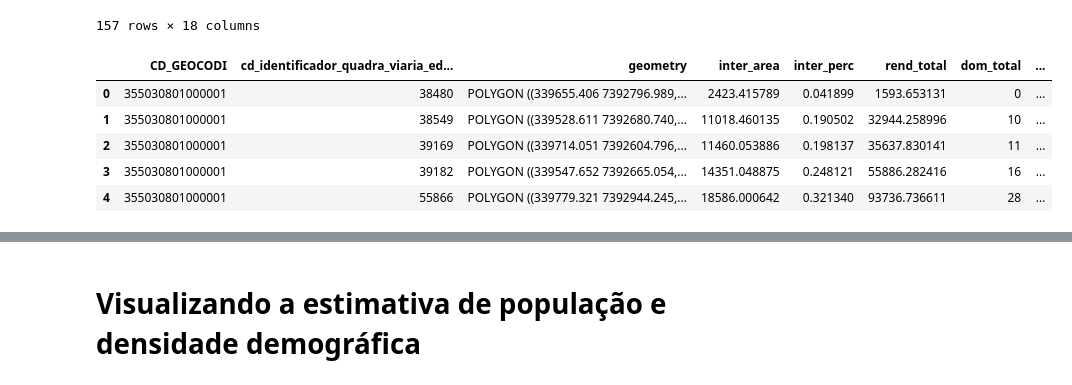
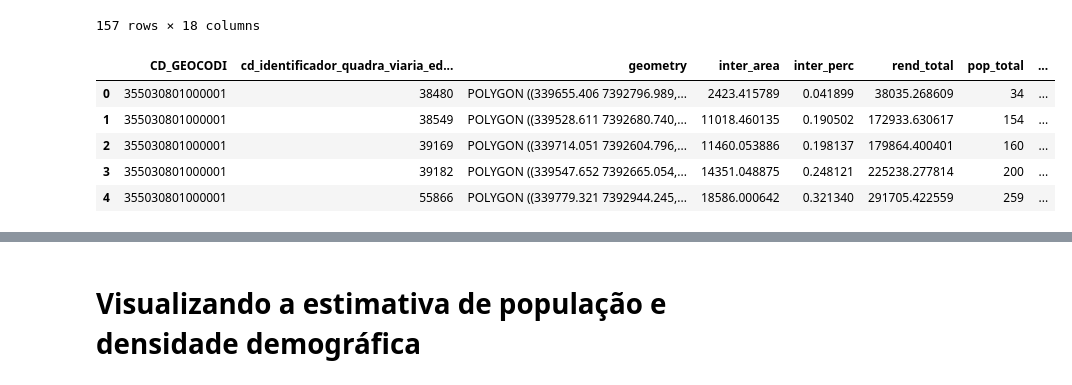
Before and after one commit to sepep-pmsp/compatibilizacao-setores-censitarios, a Jupyter notebook: 11 Quadras viárias como base geométrica.ipynb, the cells around one changed output, grey strips where cells are left out. Saved outputs shown, nothing was run; the diff lists cells and outputs as text; code cells hidden in the pictures.

```diff
--- a/11 Quadras viárias como base geométrica.ipynb
+++ b/11 Quadras viárias como base geométrica.ipynb
@@ -1227,7 +1216,7 @@ setores10.head()
 | 4 | 109351.0 | 355030804000083 | URBANO | 35503080400 | None | 355030804 | ARICANDUVA | 3550308 | SÃO PAULO | ... |
 # %%
 est_renda = (
-    sim_10.merge(setores10[['CD_GEOCODI', 'rend_total', 'dom_total']])
+    sim_10.merge(setores10[['CD_GEOCODI', 'rend_total', 'pop_total']])
 )
 est_renda.head()
 # %% [output]
@@ -1255,17 +1244,17 @@ setores10[setores10['rend_total'].isna()]
 157 rows × 18 columns
 # %%
 est_renda['rend_total_setor'] = est_renda['rend_total']
-est_renda['dom_total_setor'] = est_renda['dom_total']
+est_renda['pop_total_setor'] = est_renda['pop_total']
 est_renda['rend_total'] = round(est_renda['rend_total']*est_renda['inter_perc'], 2)
-est_renda['dom_total'] = round(est_renda['dom_total']*est_renda['inter_perc'], 0).astype(int)
+est_renda['pop_total'] = round(est_renda['pop_total']*est_renda['inter_perc'], 0).astype(int)
 est_renda.head()
 # %% [output]
-|  | CD_GEOCODI | cd_identificador_quadra_viaria_ed... | geometry | inter_area | inter_perc | rend_total | dom_total | ... |
-| 0 | 355030801000001 | 38480 | POLYGON ((339655.406 7392796.989,... | 2423.415789 | 0.041899 | 1593.653131 | 0 | ... |
-| 1 | 355030801000001 | 38549 | POLYGON ((339528.611 7392680.740,... | 11018.460135 | 0.190502 | 32944.258996 | 10 | ... |
-| 2 | 355030801000001 | 39169 | POLYGON ((339714.051 7392604.796,... | 11460.053886 | 0.198137 | 35637.830141 | 11 | ... |
-| 3 | 355030801000001 | 39182 | POLYGON ((339547.652 7392665.054,... | 14351.048875 | 0.248121 | 55886.282416 | 16 | ... |
-| 4 | 355030801000001 | 55866 | POLYGON ((339779.321 7392944.245,... | 18586.000642 | 0.321340 | 93736.736611 | 28 | ... |
+|  | CD_GEOCODI | cd_identificador_quadra_viaria_ed... | geometry | inter_area | inter_perc | rend_total | pop_total | ... |
+| 0 | 355030801000001 | 38480 | POLYGON ((339655.406 7392796.989,... | 2423.415789 | 0.041899 | 38035.268609 | 34 | ... |
+| 1 | 355030801000001 | 38549 | POLYGON ((339528.611 7392680.740,... | 11018.460135 | 0.190502 | 172933.630617 | 154 | ... |
+| 2 | 355030801000001 | 39169 | POLYGON ((339714.051 7392604.796,... | 11460.053886 | 0.198137 | 179864.400401 | 160 | ... |
+| 3 | 355030801000001 | 39182 | POLYGON ((339547.652 7392665.054,... | 14351.048875 | 0.248121 | 225238.277814 | 200 | ... |
+| 4 | 355030801000001 | 55866 | POLYGON ((339779.321 7392944.245,... | 18586.000642 | 0.321340 | 291705.422559 | 259 | ... |
 # %%
 est_renda_agg = (
     est_renda
```
Also changed, not shown: parts of 21 cells of this notebook.
